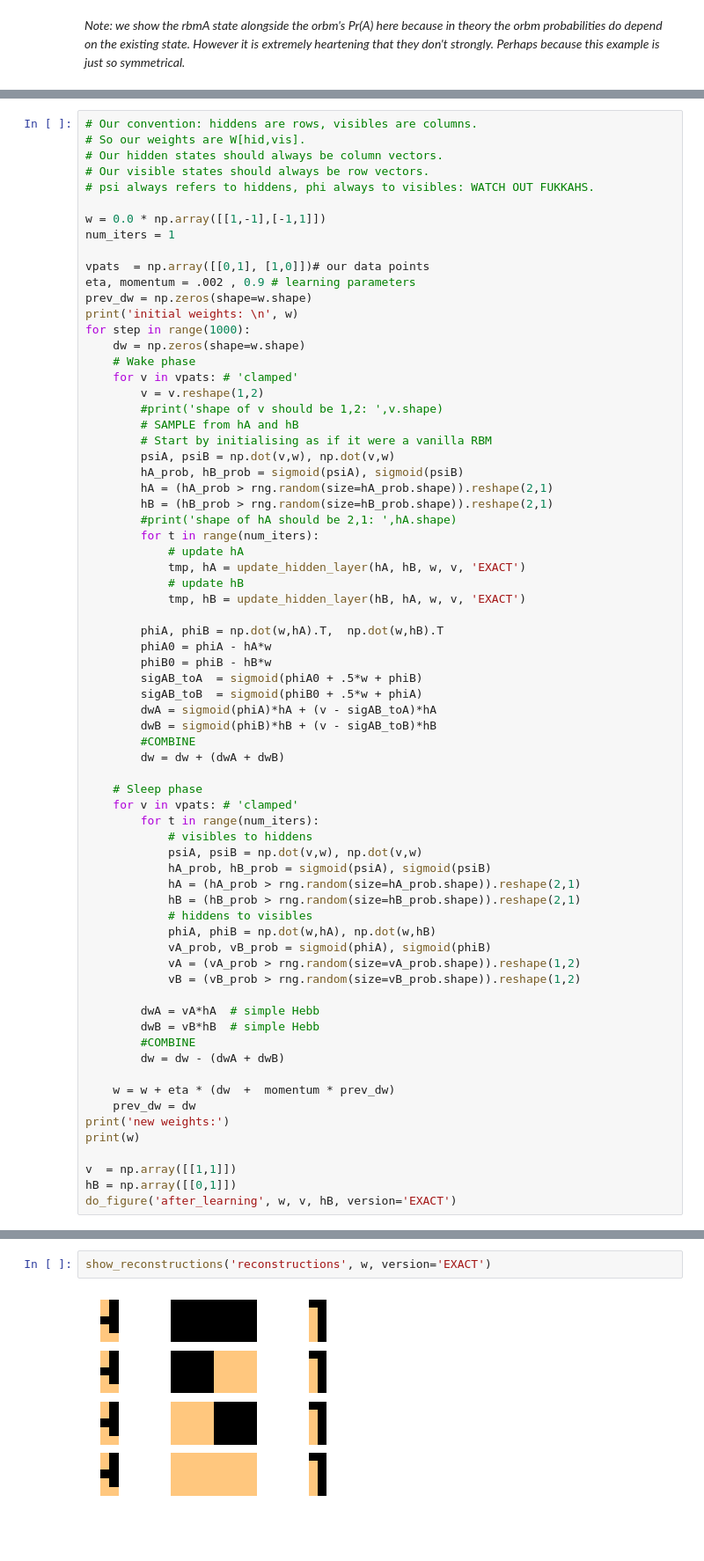
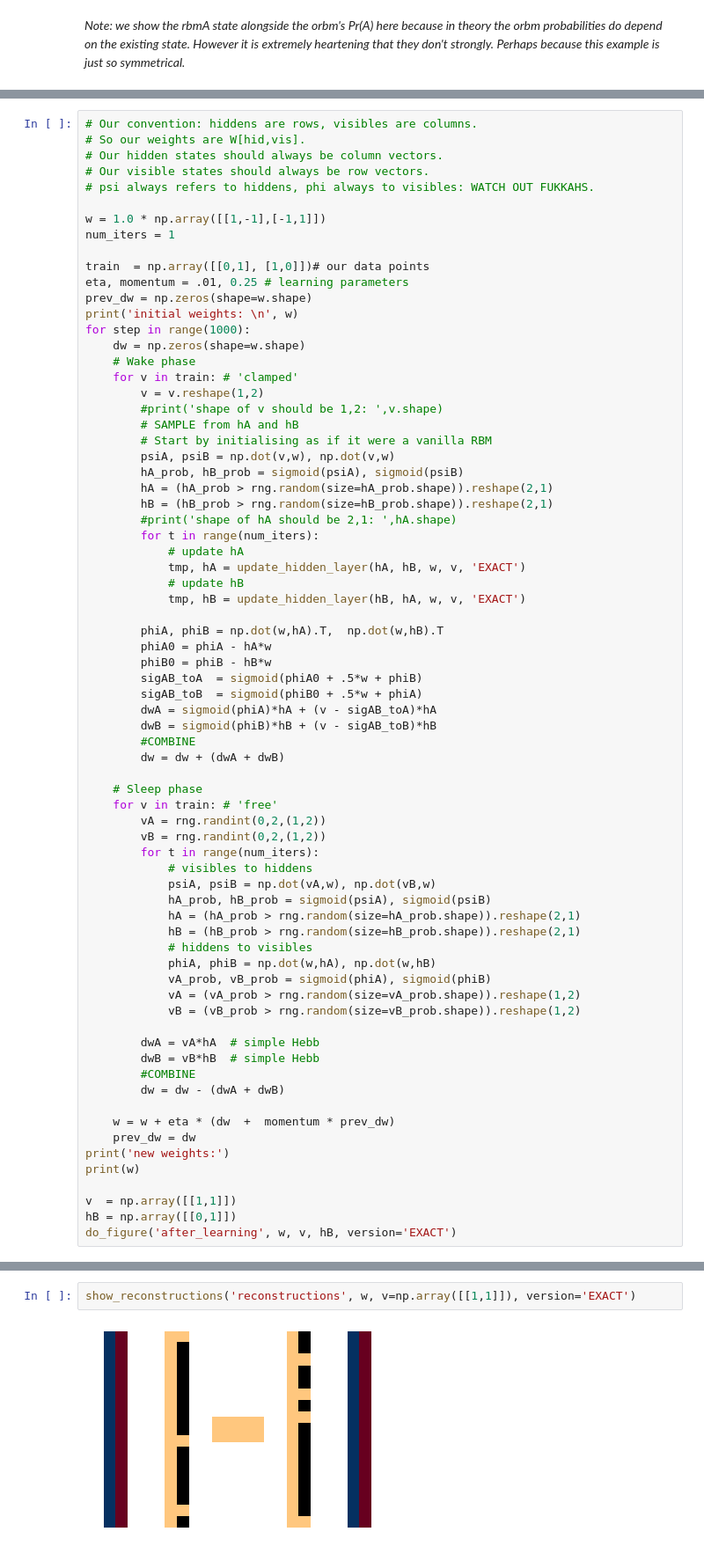
Before and after one commit to garibaldu/multicauseRBM, a Jupyter notebook: ExploratoryCode/simplest-ever-multicause-RBM.ipynb, the cells around one changed output, grey strips where cells are left out. Shown at 88% size. Drawn from its saved outputs; the diff is of its cells as text.

Commit message:
learning still bogus

```diff
--- a/ExploratoryCode/simplest-ever-multicause-RBM.ipynb
+++ b/ExploratoryCode/simplest-ever-multicause-RBM.ipynb
@@ -105,17 +109,17 @@ _Note: we show the rbmA state alongside the orbm's Pr(A) here because in theory
 # Our visible states should always be row vectors.
 # psi always refers to hiddens, phi always to visibles: WATCH OUT FUKKAHS.
 
-w = 0.0 * np.array([[1,-1],[-1,1]])
+w = 1.0 * np.array([[1,-1],[-1,1]])
 num_iters = 1
 
-vpats  = np.array([[0,1], [1,0]])# our data points
-eta, momentum = .002 , 0.9 # learning parameters
+train  = np.array([[0,1], [1,0]])# our data points
+eta, momentum = .01, 0.25 # learning parameters
 prev_dw = np.zeros(shape=w.shape)
 print('initial weights: \n', w)
 for step in range(1000):
     dw = np.zeros(shape=w.shape)
     # Wake phase
-    for v in vpats: # 'clamped'
+    for v in train: # 'clamped'
         v = v.reshape(1,2)
         #print('shape of v should be 1,2: ',v.shape)
         # SAMPLE from hA and hB
@@ -142,10 +146,12 @@ for step in range(1000):
         dw = dw + (dwA + dwB)
 
     # Sleep phase
-    for v in vpats: # 'clamped'
+    for v in train: # 'free'
+        vA = rng.randint(0,2,(1,2))
+        vB = rng.randint(0,2,(1,2))
         for t in range(num_iters):
             # visibles to hiddens
-            psiA, psiB = np.dot(v,w), np.dot(v,w)
+            psiA, psiB = np.dot(vA,w), np.dot(vB,w)
             hA_prob, hB_prob = sigmoid(psiA), sigmoid(psiB)
             hA = (hA_prob > rng.random(size=hA_prob.shape)).reshape(2,1)
             hB = (hB_prob > rng.random(size=hB_prob.shape)).reshape(2,1)
@@ -207,7 +233,7 @@ def show_reconstructions(fig_name, w, version='EXACT'):
 # %%
-show_reconstructions('reconstructions', w, version='EXACT')
+show_reconstructions('reconstructions', w, v=np.array([[1,1]]), version='EXACT')
 # %% [output]
-[figure, old version]
+[figure, new version]
 # %% [markdown]
 ### TODO:
 
```
Also changed, not shown: parts of 6 cells of this notebook.
